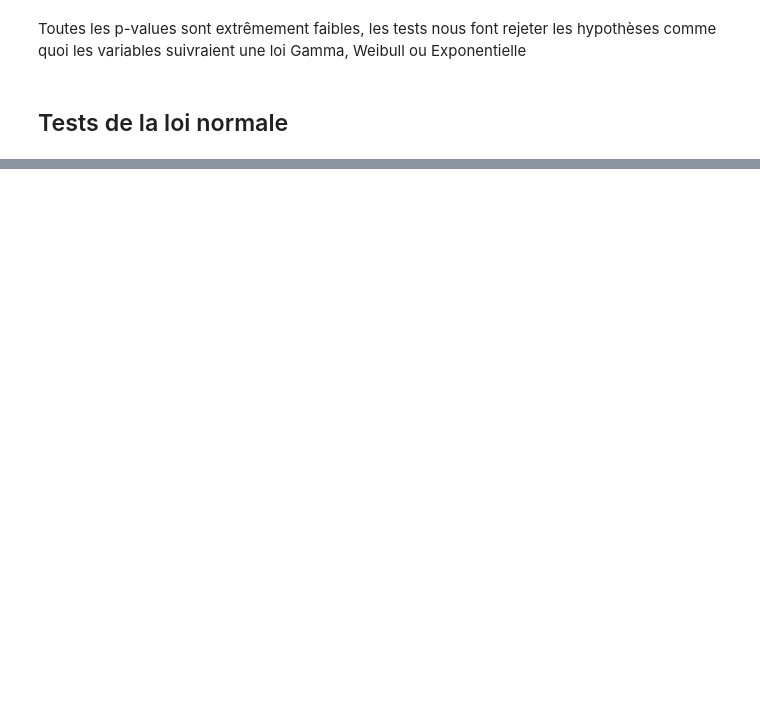
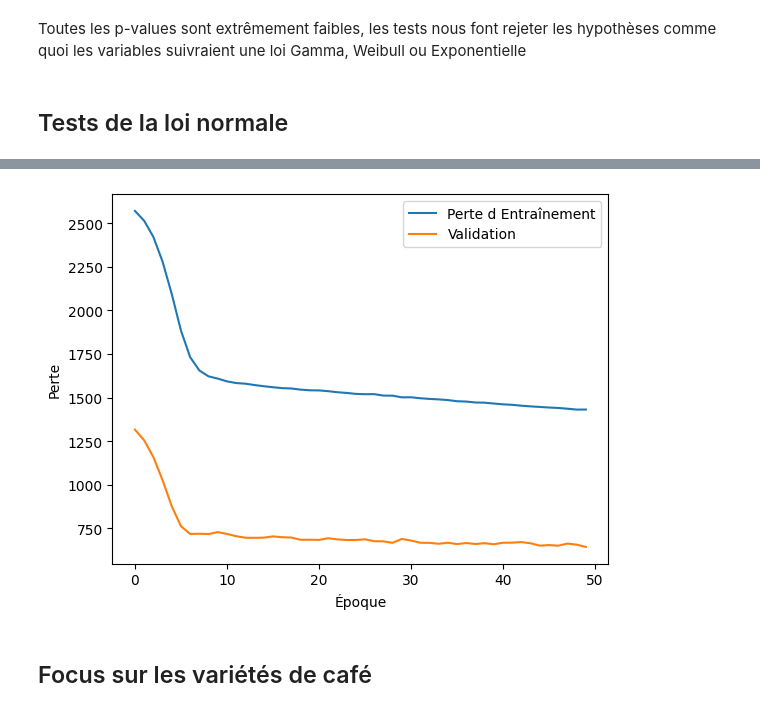
Before and after one commit to Falite/Notebooks-Jupyter, a Jupyter notebook: Réseaux Neuronaux/IndianFood.ipynb, the cells around one changed output, grey strips where cells are left out. Saved outputs shown, nothing was run; the diff lists cells and outputs as text; code cells hidden in the pictures; blank space fills up the shorter version.

```diff
--- a/Réseaux Neuronaux/IndianFood.ipynb
+++ b/Réseaux Neuronaux/IndianFood.ipynb
@@ -455,0 +522,11 @@ Test de Normalité : Statistique : 0.23179133582313124, p-value : 2.195241689898
+# %%
+#Séparation des colonnes
+
+X=df_indianfood.drop(columns=['Dish Name','Vitamin C (mg)','Folate (µg)'])
+Y=df_indianfood[['Vitamin C (mg)','Folate (µg)']]
+# %%
+scaler = StandardScaler()
+X_scaled = scaler.fit_transform(X)
+
+#Séparation des données
+X_train, X_test, Y_train, Y_test = train_test_split(X_scaled, Y, test_size=0.2, random_state=42)
@@ -455,0 +535,7 @@ Test de Normalité : Statistique : 0.23179133582313124, p-value : 2.195241689898
+# %%
+model_Dense=Sequential()
+model_Dense.add(Dense(64, input_dim=X_train.shape[1], activation='relu'))
+model_Dense.add(Dense(32, activation='relu'))
+model_Dense.add(Dense(2))
+
+model_Dense.compile(optimizer='adam',loss='mean_squared_error')
@@ -455,0 +560,7 @@ Test de Normalité : Statistique : 0.23179133582313124, p-value : 2.195241689898
+# %%
+#Entraînement
+historique=model_Dense.fit(X_train, Y_train, epochs=50, batch_size=32, validation_split=0.2)
+
+#Evaluation
+perte=model_Dense.evaluate(X_test, Y_test)
+print(f'Perte : {perte}')
@@ -455,0 +586,11 @@ Test de Normalité : Statistique : 0.23179133582313124, p-value : 2.195241689898
+# %%
+plt.plot(historique.history['loss'], label='Perte d Entraînement')
+plt.plot(historique.history['val_loss'], label='Validation')
+plt.xlabel('Époque')
+plt.ylabel('Perte')
+plt.legend()
+plt.show()
+# %% [output]
+[figure, added]
+# %% [markdown]
+## Focus sur les variétés de café
```
Also changed, not shown: parts of 34 cells of this notebook.
